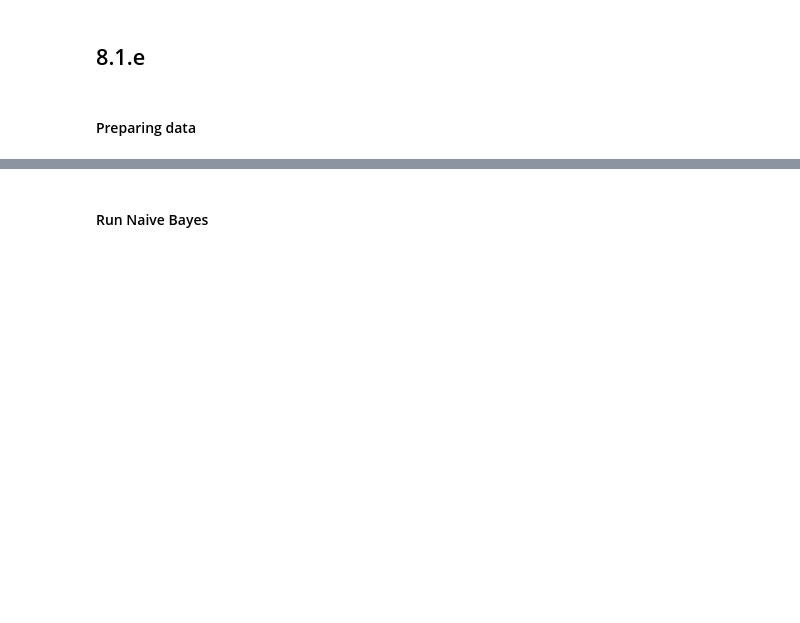
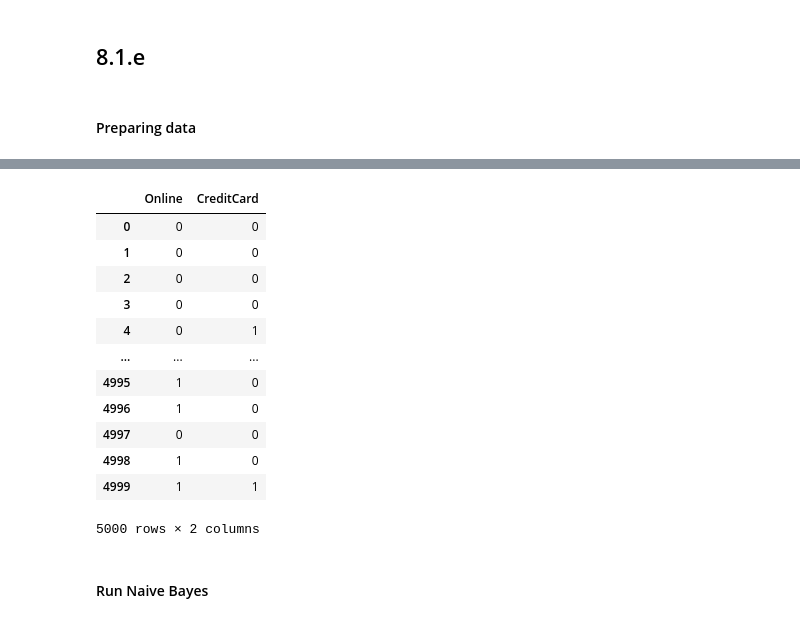
Before and after one commit to wolfesamk/MSBA-206, a Jupyter notebook: DMBA Chapter 8.ipynb, the cells around one changed output, grey strips where cells are left out. Drawn from its saved outputs; the diff is of its cells as text; code cells hidden in the pictures; blank space fills up the shorter version.

```diff
--- a/DMBA Chapter 8.ipynb
+++ b/DMBA Chapter 8.ipynb
@@ -191,3 +205,19 @@ X_valid = scaler.transform(X_valid)
+# %%
+X_dfBank
+# %% [output]
+|  | Online | CreditCard |
+| 0 | 0 | 0 |
+| 1 | 0 | 0 |
+| 2 | 0 | 0 |
+| 3 | 0 | 0 |
+| 4 | 0 | 1 |
+| ... | ... | ... |
+| 4995 | 1 | 0 |
+| 4996 | 1 | 0 |
+| 4997 | 0 | 0 |
+| 4998 | 1 | 0 |
+| 4999 | 1 | 1 |
+5000 rows × 2 columns
 # %% [markdown]
 #### Run Naive Bayes
 # %%
```
Also changed, not shown: parts of 15 cells of this notebook, 2 other files.
